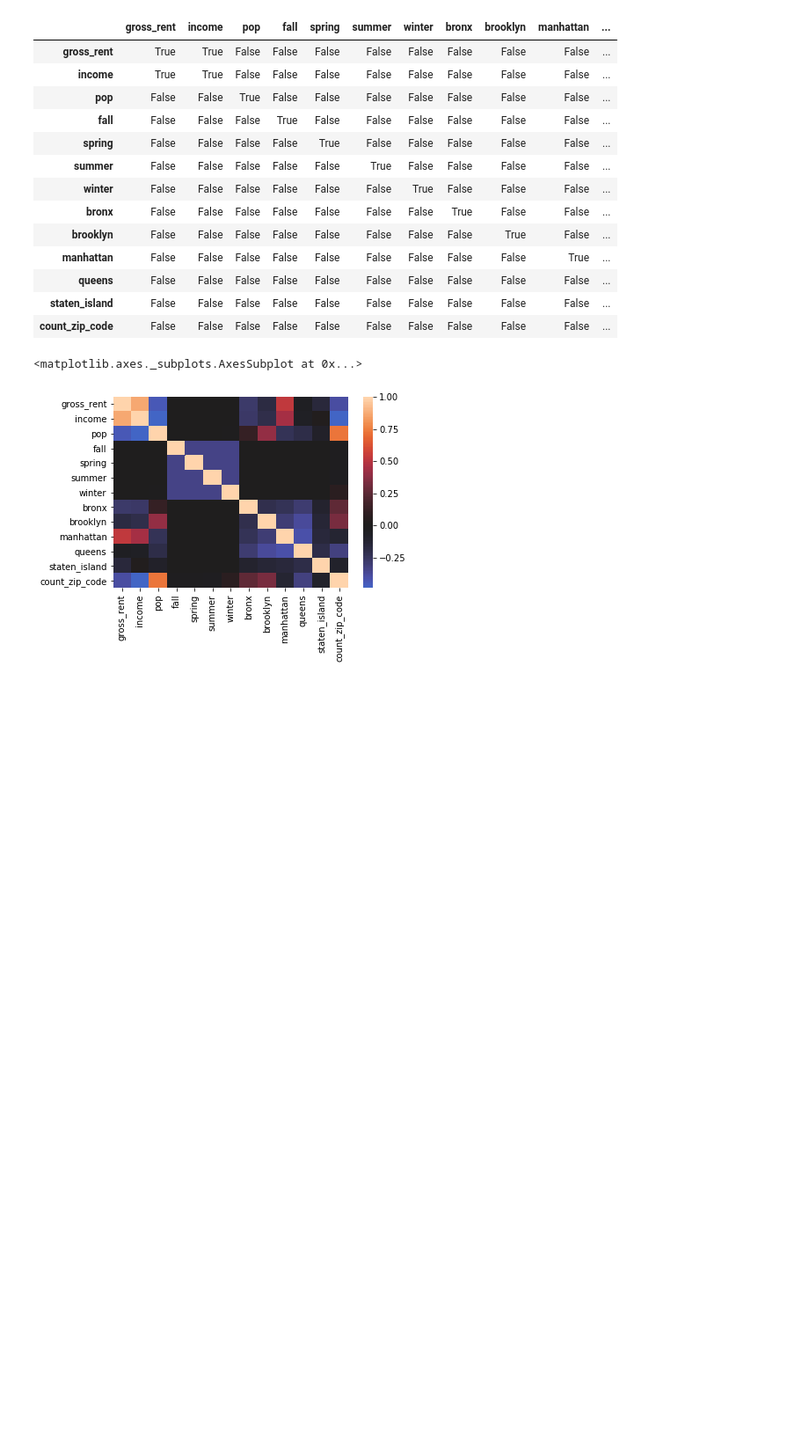
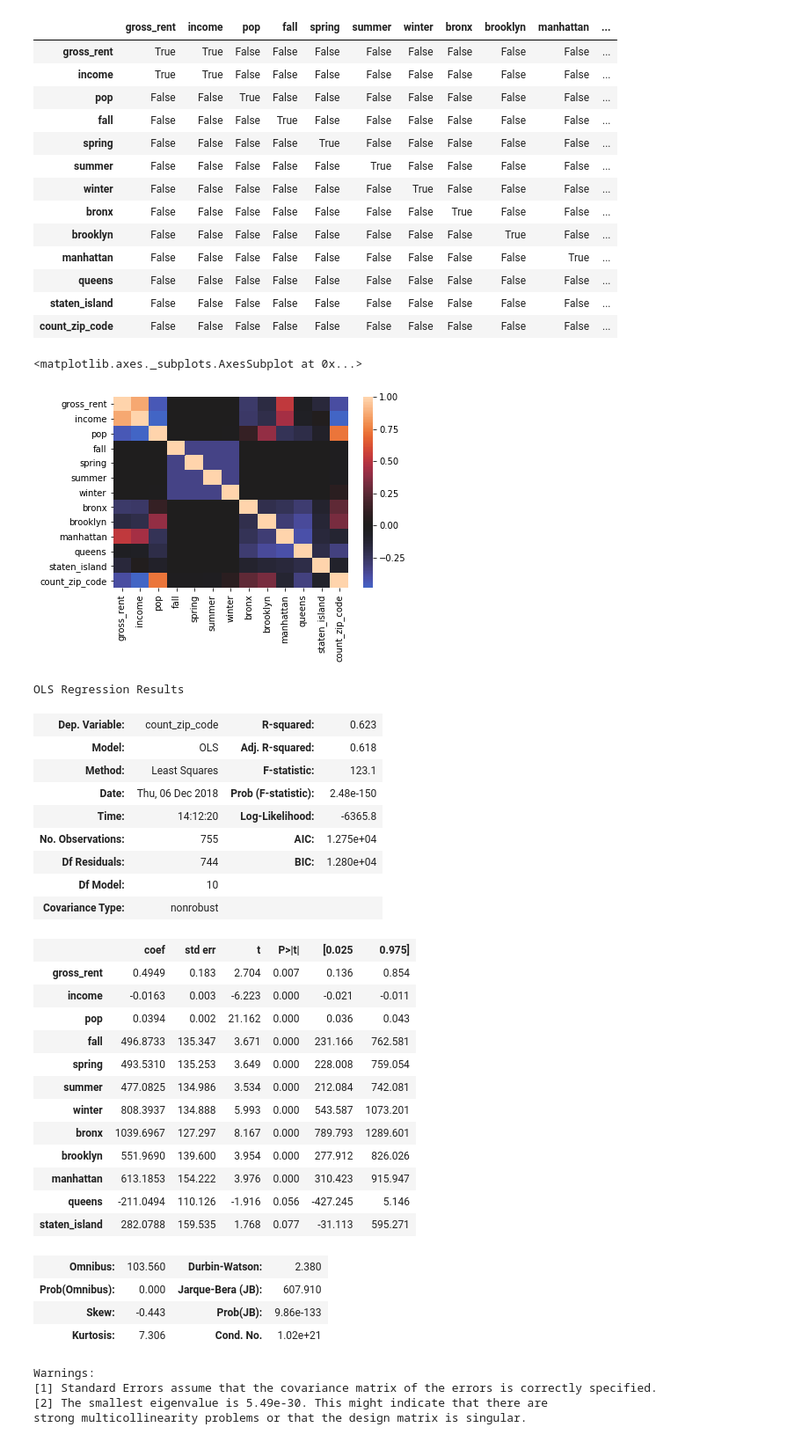
Before and after one commit to kahartman2/Project_NYC_311, a Jupyter notebook: regression_analysis.ipynb, the cells around one changed output. Shown: that part at 88% size. Saved outputs shown, nothing was run; the diff lists cells and outputs as text; code cells hidden in the pictures; blank space fills up the shorter version.

```diff
--- a/regression_analysis.ipynb
+++ b/regression_analysis.ipynb
@@ -88,0 +84,39 @@ v
+# %%
+outcome = 'count_zip_code'
+predictors = data_ols.drop('count_zip_code', axis=1)
+pred_sum = "+".join(predictors.columns)
+formula = outcome + "~" + pred_sum + " -2" +
+model = ols(formula= formula, data=data_ols).fit()
+model.summary()
+# %% [output]
+OLS Regression Results
+| Dep. Variable: | count_zip_code | R-squared: | 0.623 |
+| Model: | OLS | Adj. R-squared: | 0.618 |
+| Method: | Least Squares | F-statistic: | 123.1 |
+| Date: | Thu, 06 Dec 2018 | Prob (F-statistic): | 2.48e-150 |
+| Time: | 14:12:20 | Log-Likelihood: | -6365.8 |
+| No. Observations: | 755 | AIC: | 1.275e+04 |
+| Df Residuals: | 744 | BIC: | 1.280e+04 |
+| Df Model: | 10 |  |  |
+| Covariance Type: | nonrobust |  |  |
+|  | coef | std err | t | P>|t| | [0.025 | 0.975] |
+| gross_rent | 0.4949 | 0.183 | 2.704 | 0.007 | 0.136 | 0.854 |
+| income | -0.0163 | 0.003 | -6.223 | 0.000 | -0.021 | -0.011 |
+| pop | 0.0394 | 0.002 | 21.162 | 0.000 | 0.036 | 0.043 |
+| fall | 496.8733 | 135.347 | 3.671 | 0.000 | 231.166 | 762.581 |
+| spring | 493.5310 | 135.253 | 3.649 | 0.000 | 228.008 | 759.054 |
+| summer | 477.0825 | 134.986 | 3.534 | 0.000 | 212.084 | 742.081 |
+| winter | 808.3937 | 134.888 | 5.993 | 0.000 | 543.587 | 1073.201 |
+| bronx | 1039.6967 | 127.297 | 8.167 | 0.000 | 789.793 | 1289.601 |
+| brooklyn | 551.9690 | 139.600 | 3.954 | 0.000 | 277.912 | 826.026 |
+| manhattan | 613.1853 | 154.222 | 3.976 | 0.000 | 310.423 | 915.947 |
+| queens | -211.0494 | 110.126 | -1.916 | 0.056 | -427.245 | 5.146 |
+| staten_island | 282.0788 | 159.535 | 1.768 | 0.077 | -31.113 | 595.271 |
+| Omnibus: | 103.560 | Durbin-Watson: | 2.380 |
+| Prob(Omnibus): | 0.000 | Jarque-Bera (JB): | 607.910 |
+| Skew: | -0.443 | Prob(JB): | 9.86e-133 |
+| Kurtosis: | 7.306 | Cond. No. | 1.02e+21 |
+Warnings:
+[1] Standard Errors assume that the covariance matrix of the errors is correctly specified.
+[2] The smallest eigenvalue is 5.49e-30. This might indicate that there are
+strong multicollinearity problems or that the design matrix is singular.
```
Also changed, not shown: parts of 2 cells of this notebook.
